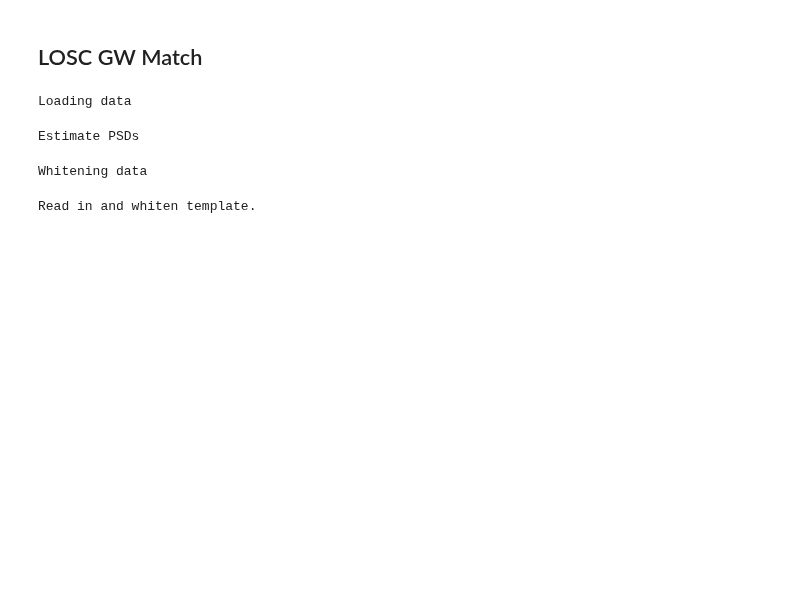
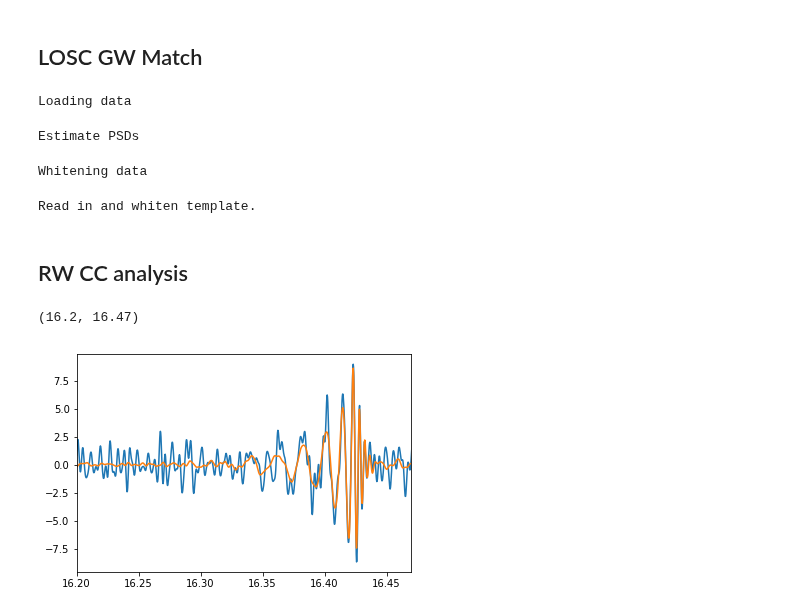
Before and after one commit to jacob-hjortlund/LIGO_project, a Jupyter notebook: main.ipynb, the cells around one changed output. Saved outputs shown, nothing was run; the diff lists cells and outputs as text; code cells hidden in the pictures; blank space fills up the shorter version.

Commit message:
RW CC analysis data import added.

```diff
--- a/main.ipynb
+++ b/main.ipynb
@@ -452,3 +447,5 @@ for det in dets:
         np.save('Results/H_STRAIN_LOSC.npy', strain_H1_whitenbp)
         np.save('Results/H_TEMPLATE_LOSC.npy', template_match)
         np.save('Results/H_RESIDUAL_LOSC.npy', strain_H1_whitenbp-template_match)
+# %% [markdown]
+## RW CC analysis
@@ -454,0 +553,38 @@ for det in dets:
+# %%
+# Import PyCBC data
+
+HS_PYCBC_M = np.load('Results/H_STRAIN_PYCBC_M.npy')
+LS_PYCBC_M = np.load('Results/L_STRAIN_PYCBC_M.npy')
+HT_PYCBC_M = np.load('Results/H_TEMPLATE_PYCBC_M.npy')
+LT_PYCBC_M = np.load('Results/L_TEMPLATE_PYCBC_M.npy')
+HR_PYCBC_M = np.load('Results/H_RESIDUAL_PYCBC_M.npy')
+LR_PYCBC_M = np.load('Results/L_RESIDUAL_PYCBC_M.npy')
+
+HS_LOSC_M = np.load('Results/H_STRAIN_LOSC_M.npy')
+LS_LOSC_M = np.load('Results/L_STRAIN_LOSC_M.npy')
+HT_LOSC_M = np.load('Results/H_TEMPLATE_LOSC_M.npy')
+LT_LOSC_M = np.load('Results/L_TEMPLATE_LOSC_M.npy')
+HR_LOSC_M = np.load('Results/H_RESIDUAL_LOSC_M.npy')
+LR_LOSC_M = np.load('Results/L_RESIDUAL_LOSC_M.npy')
+
+# Import LOSC data
+
+i_s=int(2*4096)
+HS_LOSC = np.load('Results/H_STRAIN_LOSC.npy')[i_s:-i_s]
+LS_LOSC = np.load('Results/L_STRAIN_LOSC.npy')[i_s:-i_s]
+HT_LOSC = np.load('Results/H_TEMPLATE_LOSC.npy')[i_s:-i_s]
+LT_LOSC = np.load('Results/L_TEMPLATE_LOSC.npy')[i_s:-i_s]
+HR_LOSC = np.load('Results/H_RESIDUAL_LOSC.npy')[i_s:-i_s]
+LR_LOSC = np.load('Results/L_RESIDUAL_LOSC.npy')[i_s:-i_s]
+
+# Import time
+
+t_pycbc = np.load('Results/sample_times.npy')
+t_losc = t_pycbc[i_s:-i_s]
+# %%
+plt.plot(t_losc, HS_LOSC)
+plt.plot(t_losc, HT_LOSC)
+plt.xlim(16.2,16.47)
+# %% [output]
+(16.2, 16.47)
+[figure, added]
```
Also changed, not shown: parts of 4 cells of this notebook, 17 other files.
